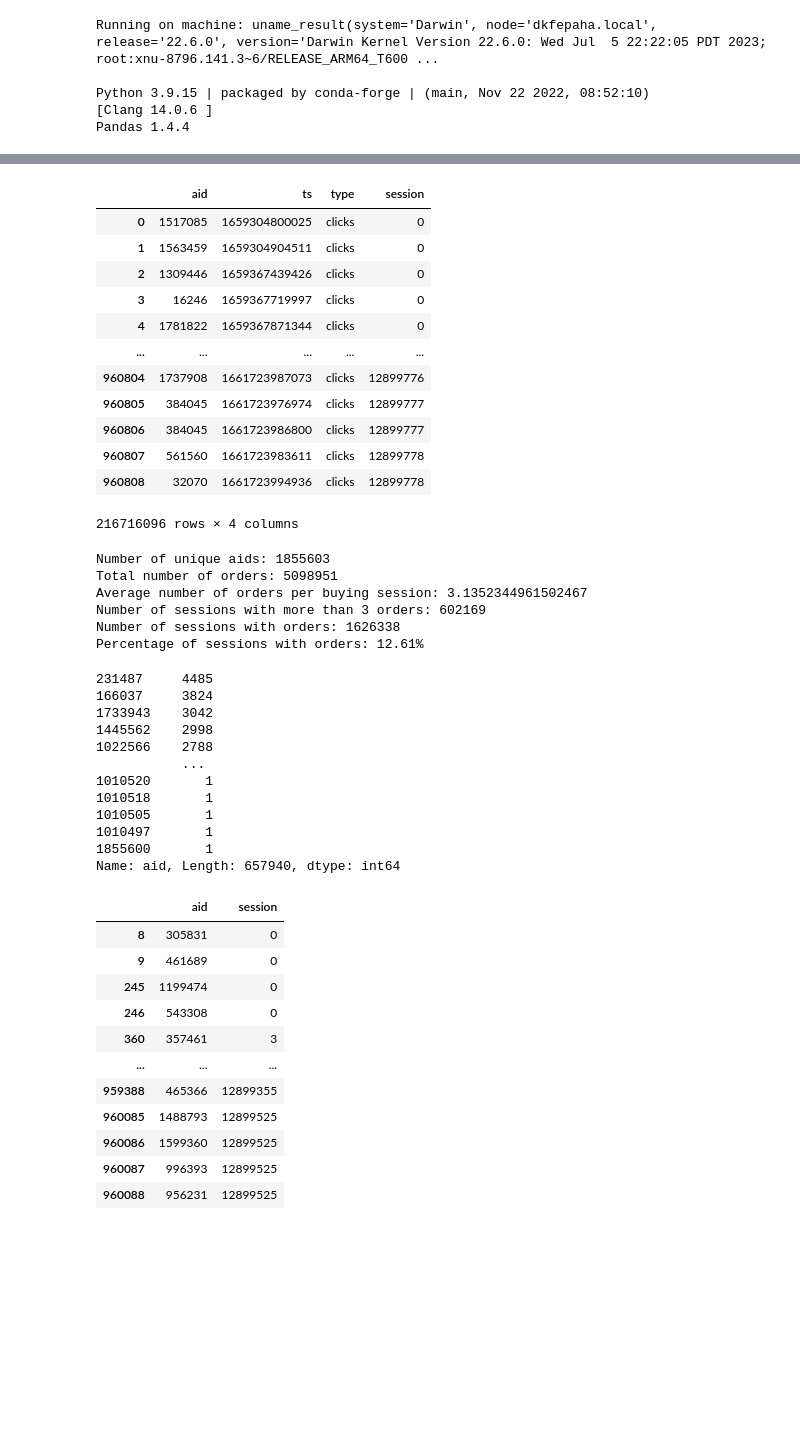
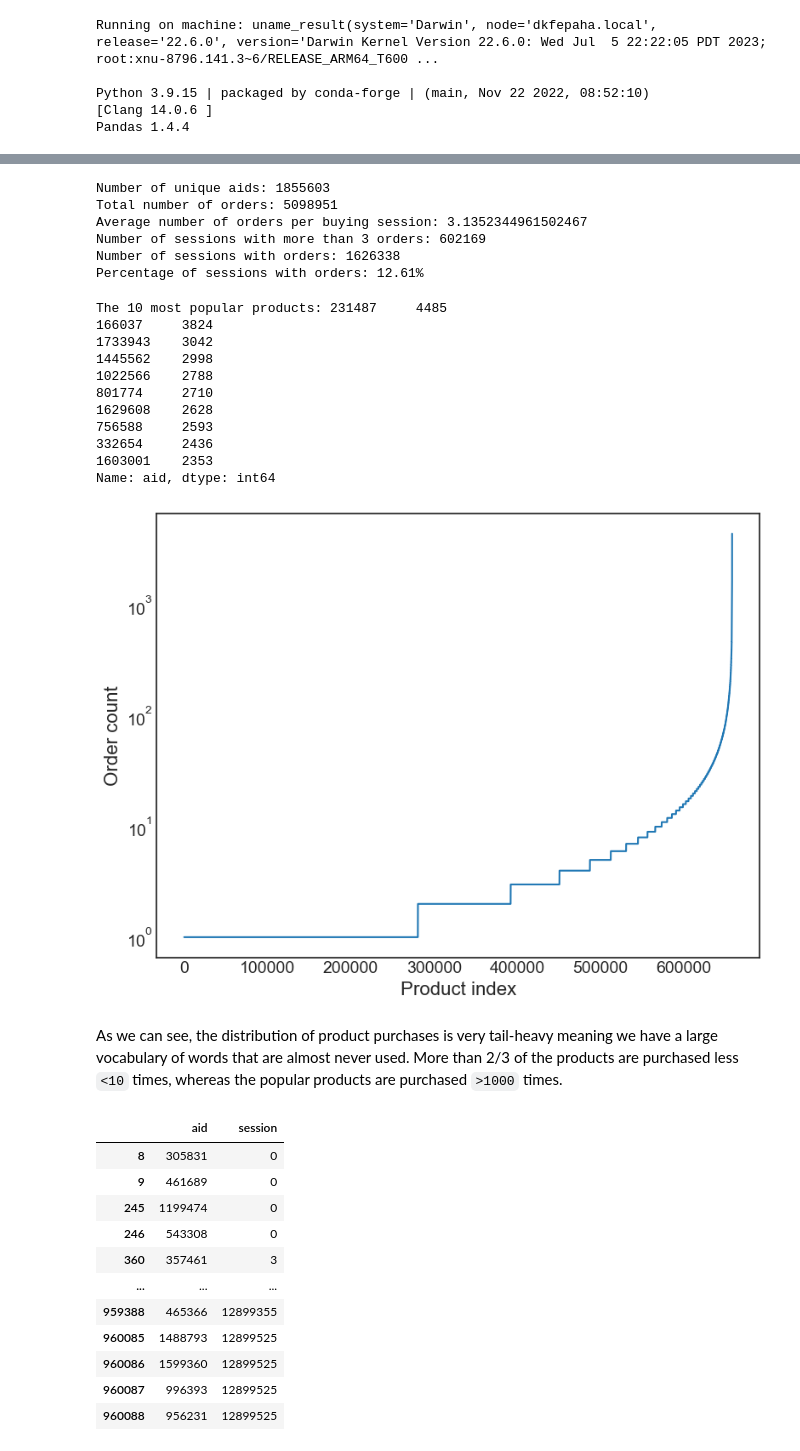
Before and after one commit to hejfelix/otto-recommender, a Jupyter notebook: train_model.ipynb, the cells around one changed output, grey strips where cells are left out. Cells and saved outputs as stored; diff of their text form; code cells hidden in the pictures; blank space fills up the shorter version.

Commit message:
plot some stuff

```diff
--- a/train_model.ipynb
+++ b/train_model.ipynb
@@ -92,21 +92,6 @@ Hosting the HTTP server on port 53872 instead
 # Read the normalized dataset into a Dask DataFrame
 # We continue to work with the Dask DataFrame as long as possible as it supports lazy evaluation
 normalized = dd.read_parquet(f"archive/otto-recsys-train.jsonl-parquet")
-normalized.compute() ## show preview
-# %% [output]
-|  | aid | ts | type | session |
-| 0 | 1517085 | 1659304800025 | clicks | 0 |
-| 1 | 1563459 | 1659304904511 | clicks | 0 |
-| 2 | 1309446 | 1659367439426 | clicks | 0 |
-| 3 | 16246 | 1659367719997 | clicks | 0 |
-| 4 | 1781822 | 1659367871344 | clicks | 0 |
-| ... | ... | ... | ... | ... |
-| 960804 | 1737908 | 1661723987073 | clicks | 12899776 |
-| 960805 | 384045 | 1661723976974 | clicks | 12899777 |
-| 960806 | 384045 | 1661723986800 | clicks | 12899777 |
-| 960807 | 561560 | 1661723983611 | clicks | 12899778 |
-| 960808 | 32070 | 1661723994936 | clicks | 12899778 |
-216716096 rows × 4 columns
 # %%
 mask = normalized["type"] == "orders"  ## only orders
 
@@ -158,22 +143,47 @@ Number of sessions with orders: 1626338
 Percentage of sessions with orders: 12.61%
 # %%
 # We find the 10 most and least popular `aid`s (basically solves problem 1)
-orders["aid"].value_counts().compute()
+# display(orders["aid"].value_counts().nlargest(10).compute())
+# display(orders["aid"].value_counts().nsmallest(10).compute())
 
-# TODO: plot value counts to see distribution
+
+import matplotlib.pyplot as plt
+
+# orders["aid"].value_counts().compute().plot(kind="bar")
+
+plt.style.use("seaborn-white")
+
+# Number of unique customer IDs
+product_counts = orders["aid"].value_counts().values.compute()
+
+
+fig = plt.figure(figsize=(8,6))
+plt.yticks(fontsize=14)
+plt.xticks(fontsize=14)
+
+plt.semilogy(sorted(product_counts))
+plt.ylabel("Order count", fontsize=16);
+plt.xlabel("Product index", fontsize=16);
+
+plt.tight_layout()
+
+ten_most_popular = orders["aid"].value_counts().nlargest(10).compute()
+print(f"The 10 most popular products: {ten_most_popular}")
 # %% [output]
-231487     4485
+The 10 most popular products: 231487     4485
 166037     3824
 1733943    3042
 1445562    2998
 1022566    2788
-           ...
-1010520       1
-1010518       1
-1010505       1
-1010497       1
-1855600       1
-Name: aid, Length: 657940, dtype: int64
+801774     2710
+1629608    2628
+756588     2593
+332654     2436
+1603001    2353
+Name: aid, dtype: int64
+[figure, added]
+# %% [markdown]
+As we can see, the distribution of product purchases is very tail-heavy meaning we have a large vocabulary of words that are almost never used. More than 2/3 of the products are purchased less `<10` times, whereas the popular products are purchased `>1000` times.
 # %%
 filtered = sessions_with_more_than_k_orders[["aid","session"]] # discard timestamps and type
 filtered.compute()
```
Also changed, not shown: parts of 5 cells of this notebook.
